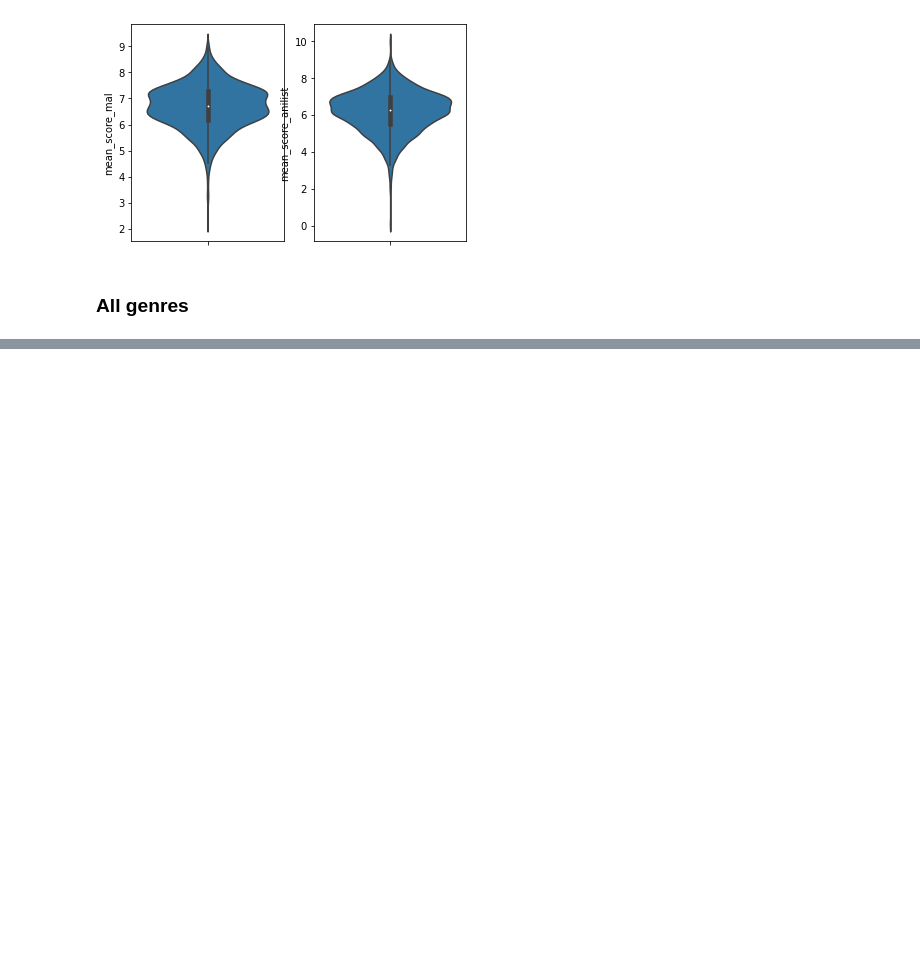
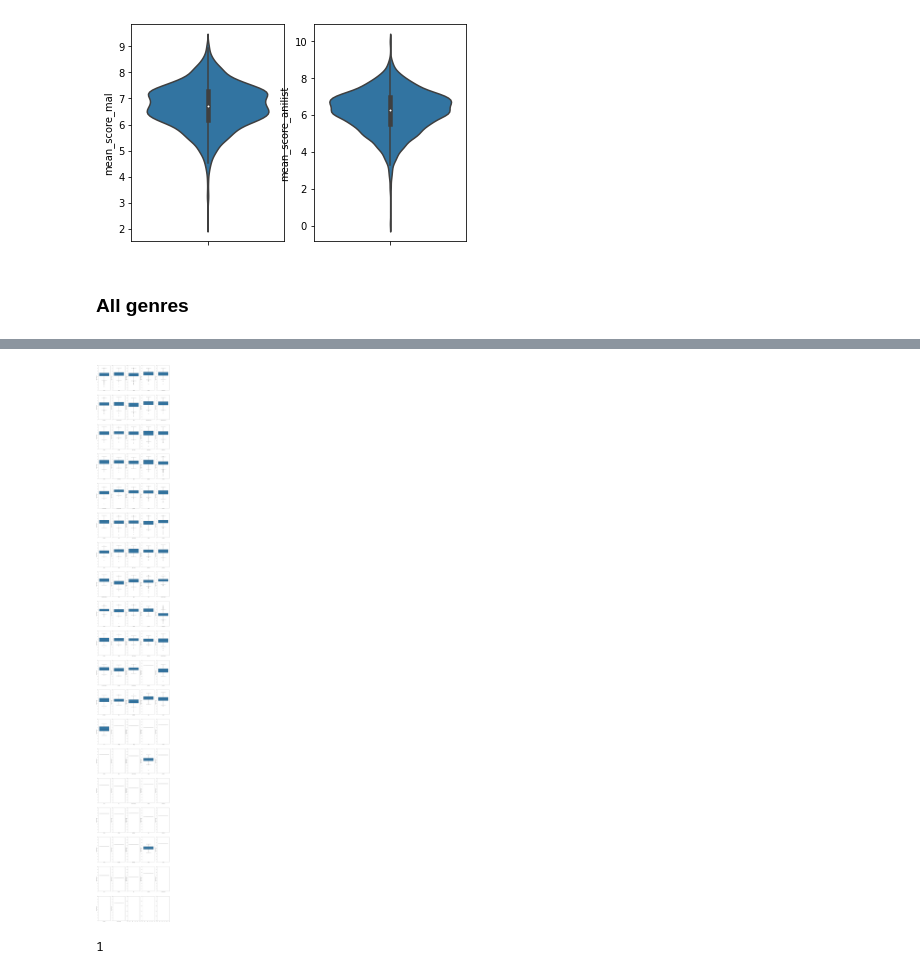
Before and after one commit to mrcuongtroll/Anime-Analysis, a Jupyter notebook: analysis.ipynb, the cells around one changed output, grey strips where cells are left out. Drawn from its saved outputs; the diff is of its cells as text; code cells hidden in the pictures; blank space fills up the shorter version.

```diff
--- a/analysis.ipynb
+++ b/analysis.ipynb
@@ -166,0 +195,17 @@ for idx, genre in enumerate(genres[:3]):
+# %%
+NUM_ROWS = 19
+NUM_COLS = 5
+fig, axs = plt.subplots(nrows=NUM_ROWS, ncols=NUM_COLS, figsize=(25, 200))
+for idx, genre in enumerate(genres):
+    anime = result[result[genre] == 1]
+    row = idx // NUM_COLS
+    col = idx % NUM_COLS
+    ax = sns.boxplot(y=anime["mean_score_mal"], ax=axs[row][col])
+    ax.set(ylim=(1, 10))
+    ax.set_xticklabels([genre])
+# %% [output]
+[figure, added]
+# %%
+len(result[result["food"] == 1])
+# %% [output]
+1
```
Also changed, not shown: parts of 6 cells of this notebook.
